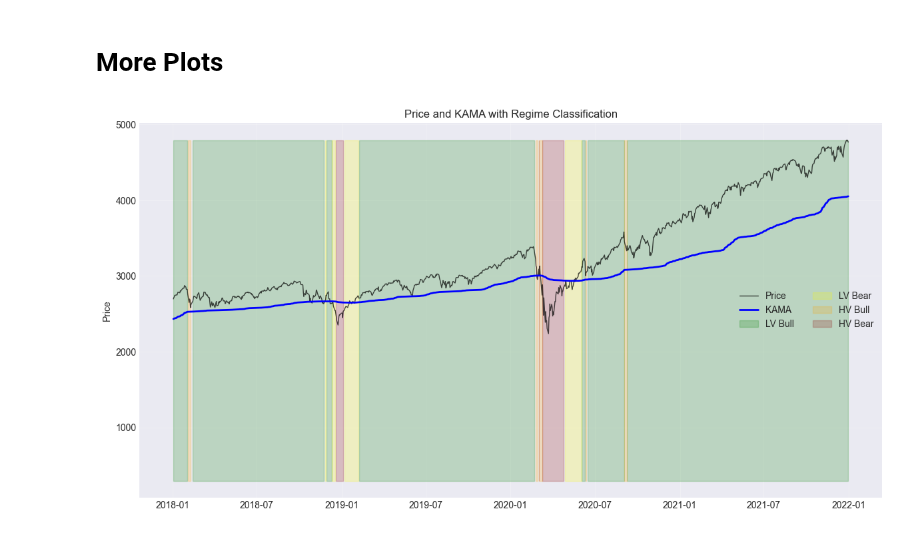
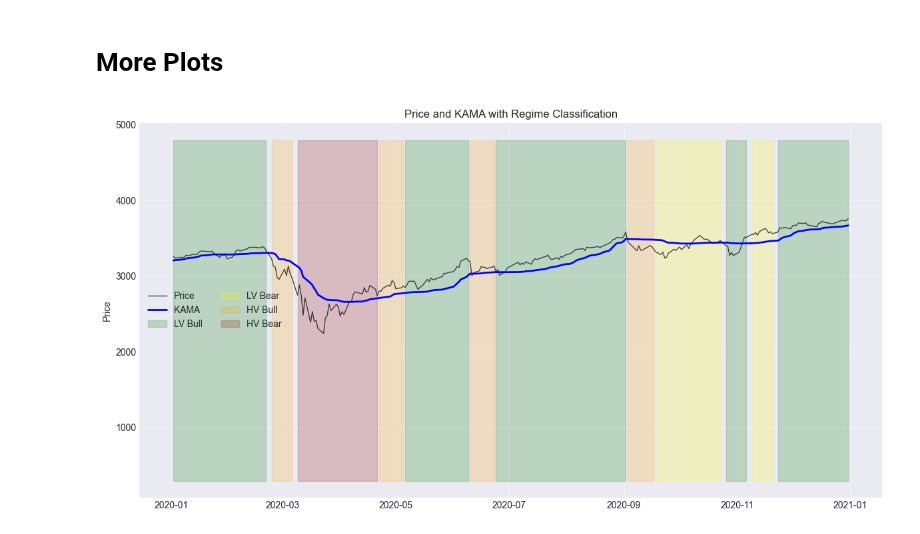
Before and after one commit to jessego20/FE800_project_code, a Jupyter notebook: load_and_analyze.ipynb, the cells around one changed output. Drawn from its saved outputs; the diff is of its cells as text; code cells hidden in the pictures.

```diff
--- a/load_and_analyze.ipynb
+++ b/load_and_analyze.ipynb
@@ -176,8 +192,8 @@ transition_results[1]['level_two_transition_probabilities']
 # %%
 regime_labels_clean = loaded_model.regime_labels.dropna()
 
-sdte = datetime(2018, 1, 1)
-edte = datetime(2021, 12, 31)
+sdte = datetime(2020, 1, 1)
+edte = datetime(2020, 12, 31)
 regime_labels_clean = regime_labels_clean.loc[sdte:edte]
 prices = loaded_model.prices.loc[regime_labels_clean.index]
 kama_values = loaded_model.kama_values.loc[regime_labels_clean.index]
@@ -191,31 +207,31 @@ if loaded_model.use_three_state_msr:
                    3: 'MV Bear', 4: 'HV Bull', 5: 'HV Bear'}
 else:
     colors = {0: 'green', 1: 'yellow', 2: 'orange', 3: 'darkred'}
     regime_names = {0: 'LV Bull', 1: 'LV Bear', 2: 'HV Bull', 3: 'HV Bear'}
 
 # Plot 1: Price and KAMA
 ax1 = fig.add_subplot(411)
 ax1.plot(prices.index, prices, label='Price',
         color='black', alpha=0.7, linewidth=1)
 ax1.plot(kama_values.index, kama_values,
         label='KAMA', color='blue', linewidth=2)
 
 for regime in range(loaded_model.n_combined_regimes):
     mask = (regime_labels_clean == regime)
     if mask.any():
         mask_aligned = pd.Series(False, index=loaded_model.prices.index)
         mask_aligned.loc[regime_labels_clean.index[mask]] = True
 
         ax1.fill_between(loaded_model.prices.index, loaded_model.prices.min(), loaded_model.prices.max(),
                        where=mask_aligned.values, alpha=0.2, color=colors[regime],
                        label=regime_names[regime])
 
 ax1.set_title('Price and KAMA with Regime Classification')
 ax1.set_ylabel('Price')
 ax1.legend(loc='best', ncol=2)
 ax1.grid(True, alpha=0.3)
 
 plt.tight_layout()
 plt.show()
 # %% [output]
-[figure, old version]
+[figure, new version]
```
Also changed, not shown: parts of 2 cells of this notebook, 2 other files.
